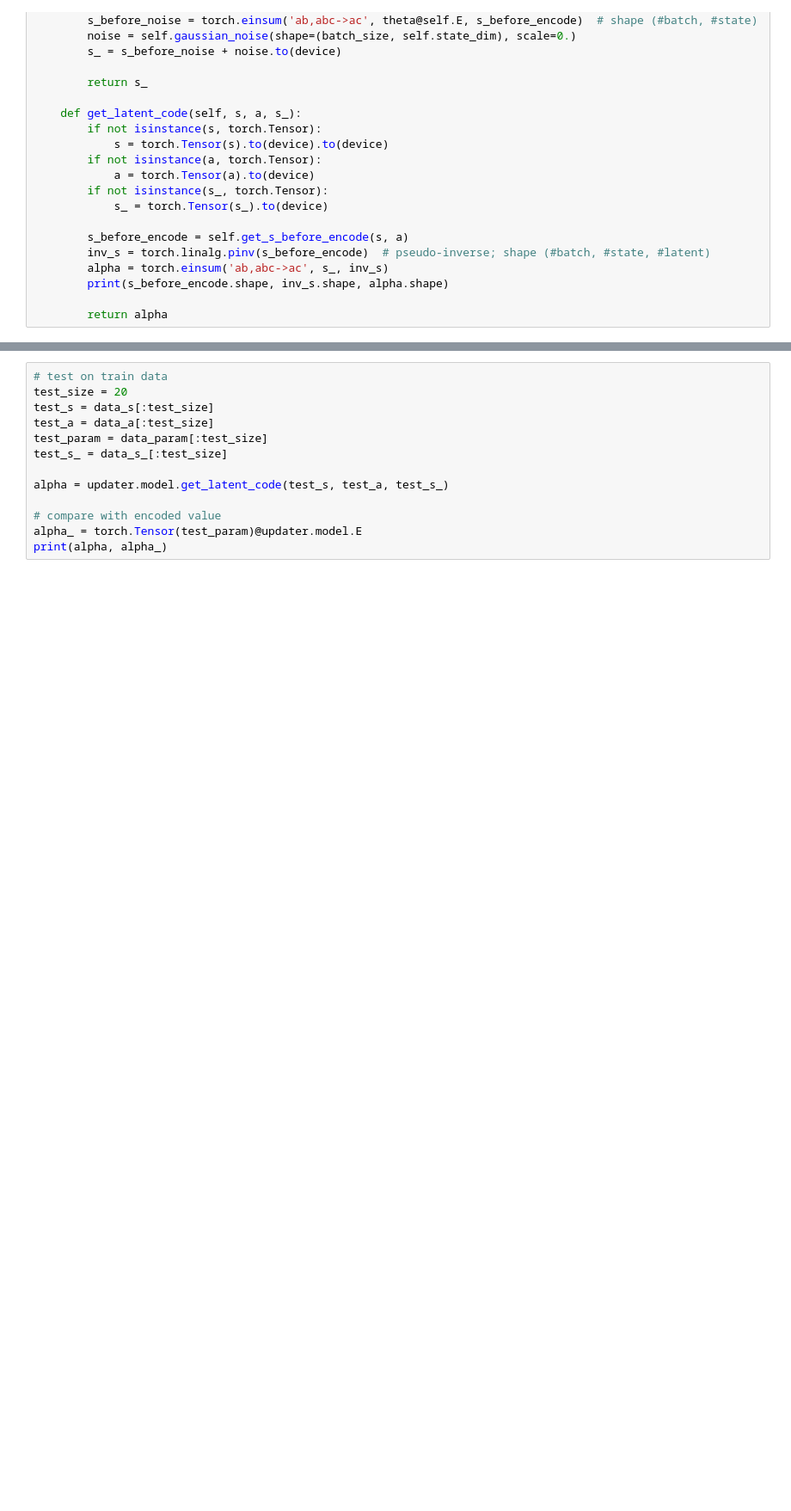
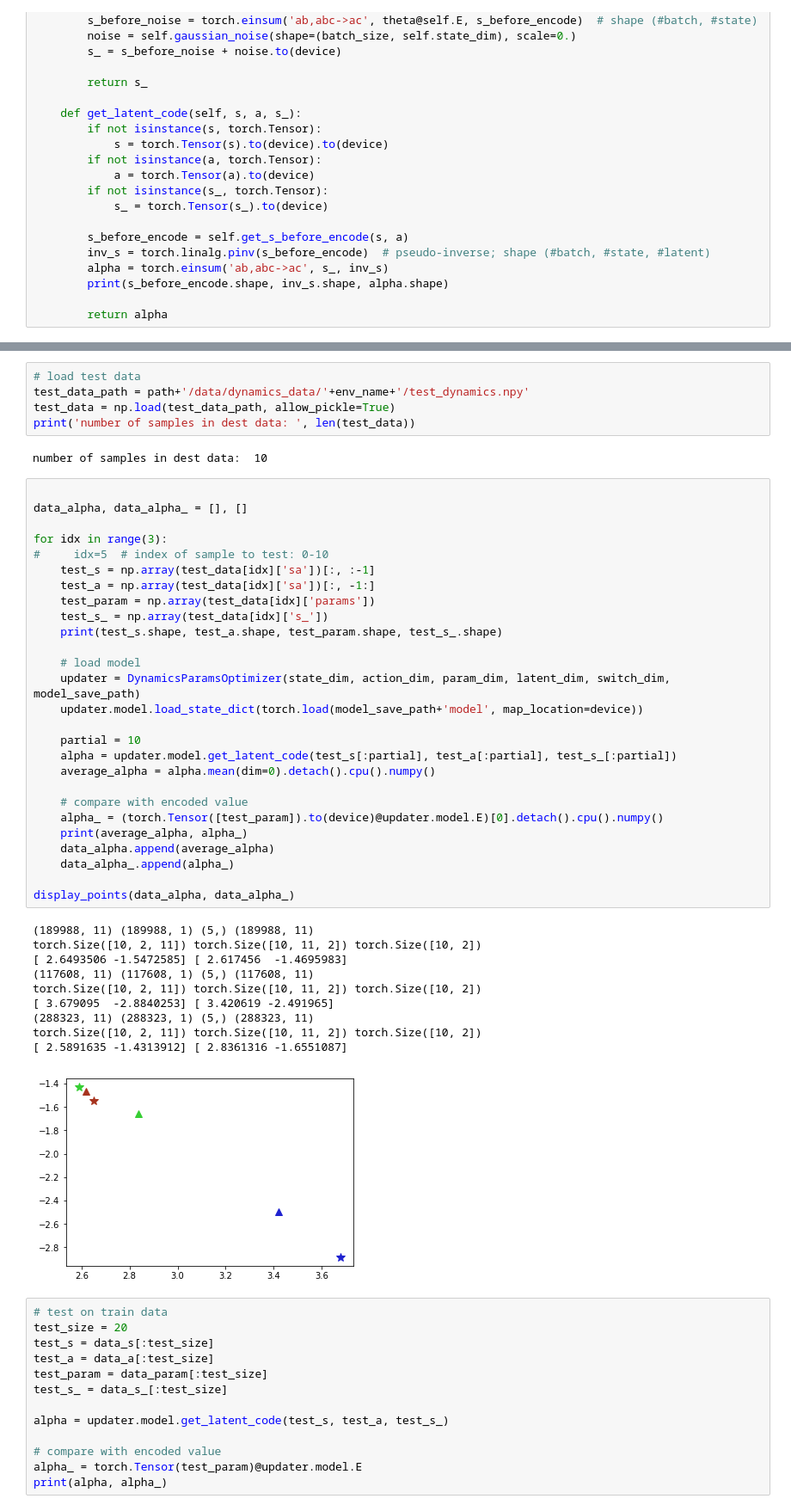
Before and after one commit to quantumiracle/COS513_project, a Jupyter notebook: src/switch_linear/test_dynamics_inverteddoublependulum.ipynb, the cells around one changed output, grey strips where cells are left out. Shown at 86% size. Saved outputs shown, nothing was run; the diff lists cells and outputs as text; blank space fills up the shorter version.

```diff
--- a/src/switch_linear/test_dynamics_inverteddoublependulum.ipynb
+++ b/src/switch_linear/test_dynamics_inverteddoublependulum.ipynb
@@ -211,3 +242,48 @@ tensor([[ 2.8066, -1.7655],
+# %%
+# load test data
+test_data_path = path+'/data/dynamics_data/'+env_name+'/test_dynamics.npy'
+test_data = np.load(test_data_path, allow_pickle=True)
+print('number of samples in dest data: ', len(test_data))
+# %% [output]
+number of samples in dest data:  10
+# %%
+
+data_alpha, data_alpha_ = [], []
+
+for idx in range(3):
+#     idx=5  # index of sample to test: 0-10
+    test_s = np.array(test_data[idx]['sa'])[:, :-1]
+    test_a = np.array(test_data[idx]['sa'])[:, -1:]
+    test_param = np.array(test_data[idx]['params'])
+    test_s_ = np.array(test_data[idx]['s_'])
+    print(test_s.shape, test_a.shape, test_param.shape, test_s_.shape)
+
+    # load model
+    updater = DynamicsParamsOptimizer(state_dim, action_dim, param_dim, latent_dim, switch_dim, model_save_path)
+    updater.model.load_state_dict(torch.load(model_save_path+'model', map_location=device))
+
+    partial = 10
+    alpha = updater.model.get_latent_code(test_s[:partial], test_a[:partial], test_s_[:partial])
+    average_alpha = alpha.mean(dim=0).detach().cpu().numpy()
+
+    # compare with encoded value
+    alpha_ = (torch.Tensor([test_param]).to(device)@updater.model.E)[0].detach().cpu().numpy()
+    print(average_alpha, alpha_)
+    data_alpha.append(average_alpha)
+    data_alpha_.append(alpha_)
+
+display_points(data_alpha, data_alpha_)
+# %% [output]
+(189988, 11) (189988, 1) (5,) (189988, 11)
+torch.Size([10, 2, 11]) torch.Size([10, 11, 2]) torch.Size([10, 2])
+[ 2.6493506 -1.5472585] [ 2.617456  -1.4695983]
+(117608, 11) (117608, 1) (5,) (117608, 11)
+torch.Size([10, 2, 11]) torch.Size([10, 11, 2]) torch.Size([10, 2])
+[ 3.679095  -2.8840253] [ 3.420619 -2.491965]
+(288323, 11) (288323, 1) (5,) (288323, 11)
+torch.Size([10, 2, 11]) torch.Size([10, 11, 2]) torch.Size([10, 2])
+[ 2.5891635 -1.4313912] [ 2.8361316 -1.6551087]
+[figure, added]
 # %%
 # test on train data
 test_size = 20
```
Also changed, not shown: parts of 7 cells of this notebook, 1 other file.
